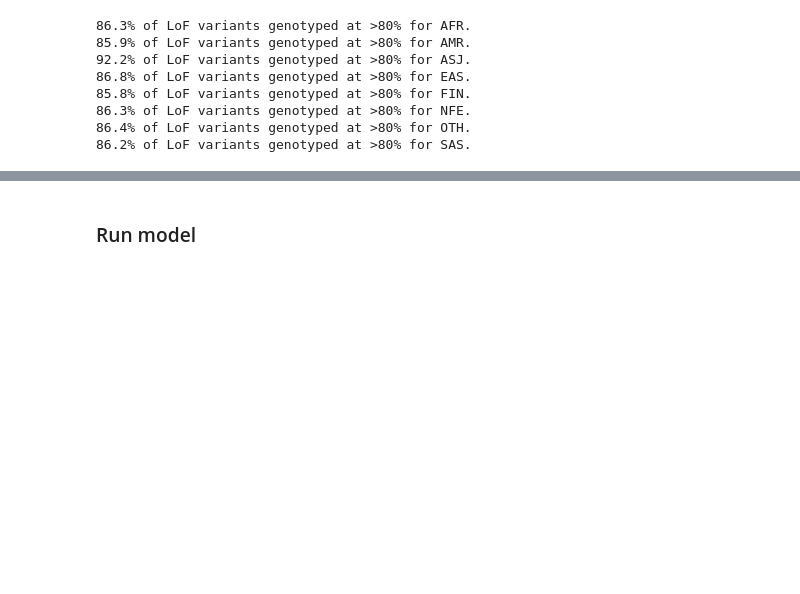
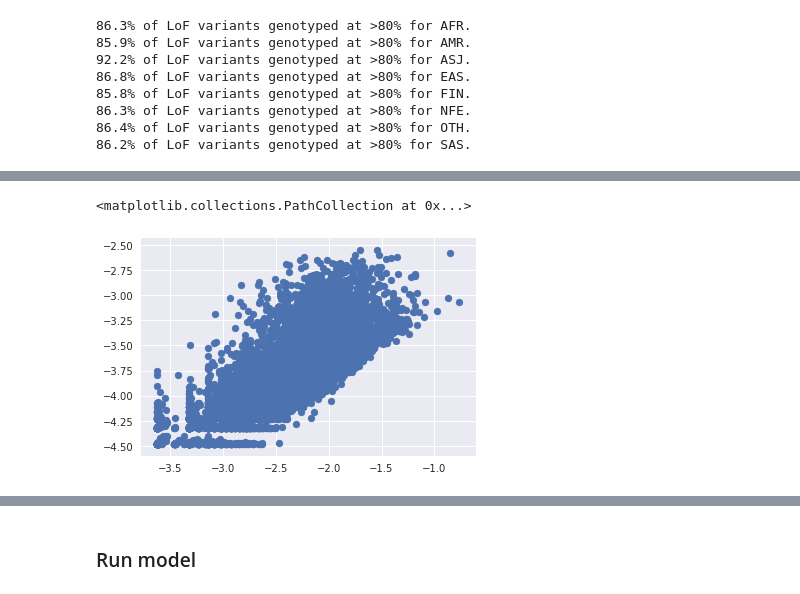
Before and after one commit to rivas-lab/lof-enrichment, a Jupyter notebook: notebooks/LoF Enrichment Analysis.ipynb, the cells around one changed output, grey strips where cells are left out. Cells and saved outputs as stored; diff of their text form; code cells hidden in the pictures; blank space fills up the shorter version.

```diff
--- a/notebooks/LoF Enrichment Analysis.ipynb
+++ b/notebooks/LoF Enrichment Analysis.ipynb
@@ -258,0 +237,39 @@ hpd05 = [stats.beta(a + lof_gene.ix[i, 'AC_AFR'],
+# %%
+def estimate_af_bayesian(ac, an, a=0.5, b=0.5):
+    """
+    ac is allele counts, an is the total number of genotypes. These should be
+    pandas Series.
+    """
+    af = (a + ac) / (a + b + an)
+    stdev = np.sqrt(pd.Series((af * (1 - af)) / (a + b + an + 1)))
+    hpd95 = pd.DataFrame(
+        dict(zip(['hpd2.5', 'hpd97.5'],
+                  stats.beta(a + ac, b + an - ac).interval(0.95))),
+        index=af.index)
+    out = pd.DataFrame({'af_orig': ac / an, 'ac':ac, 'an':an, 'af':af,
+                        'stdev':stdev}).join(hpd95)
+    return(out)
+
+def estimate_lof_af(gene, pop):
+    tdf = lof_only_f[lof_only_f.Gene == gene]
+    af = 1 - (1 - tdf['AF_b_{}'.format(pop)]).product()
+    hpd25 = 1 - (1 - tdf['AF_b_hpd2.5_{}'.format(pop)]).product()
+    hpd975 = 1 - (1 - tdf['AF_b_hpd97.5_{}'.format(pop)]).product()
+    return(af, hpd25, hpd975)
+# %%
+for pop in pops:
+    res = estimate_af_bayesian(lof_only_f['AC_{}'.format(pop)],
+                               lof_only_f['AN_{}'.format(pop)],
+                                          a=1, b=100)
+    lof_only_f['AF_b_{}'.format(pop)] = res['af']
+    lof_only_f['AF_b_hpd2.5_{}'.format(pop)] = res['hpd2.5']
+    lof_only_f['AF_b_hpd97.5_{}'.format(pop)] = res['hpd97.5']
+    lof_only_f['1m_AF_b_{}'.format(pop)] = 1 - lof_only_f['AF_b_{}'.format(pop)]
+    lof_only_f['1m_AF_b_hpd2.5_{}'.format(pop)] = 1 - lof_only_f['AF_b_hpd2.5_{}'.format(pop)]
+    lof_only_f['1m_AF_b_hpd97.5_{}'.format(pop)] = 1 - lof_only_f['AF_b_hpd97.5_{}'.format(pop)]
+# %%
+for pop in pops:
+    gb = lof_only_f.groupby('Gene')
+    lof_gene['AF_b_{}'.format(pop)] = 1 - gb['1m_AF_b_{}'.format(pop)].prod()
+    lof_gene['AF_b_hpd2.5_{}'.format(pop)] = 1 - gb['1m_AF_b_hpd2.5_{}'.format(pop)].prod()
+    lof_gene['AF_b_hpd97.5_{}'.format(pop)] = 1 - gb['1m_AF_b_hpd97.5_{}'.format(pop)].prod()
@@ -258,0 +303,2 @@ hpd05 = [stats.beta(a + lof_gene.ix[i, 'AC_AFR'],
+# %%
+res = estimate_af_bayesian(lof_gene['AC_NFE'], lof_gene['AN_NFE'], a=1, b=100)
@@ -258,0 +315,6 @@ hpd05 = [stats.beta(a + lof_gene.ix[i, 'AC_AFR'],
+# %%
+plt.scatter(np.log10((lof_gene['AF_b_hpd2.5_AFR'] - lof_gene[u'AF_b_hpd97.5_AFR']).abs()),
+            np.log10((res['hpd2.5'] - res['hpd97.5']).abs()))
+# %% [output]
+<matplotlib.collections.PathCollection at 0x...>
+[figure, added]
```
Also changed, not shown: parts of 23 cells of this notebook, 1 other file.
